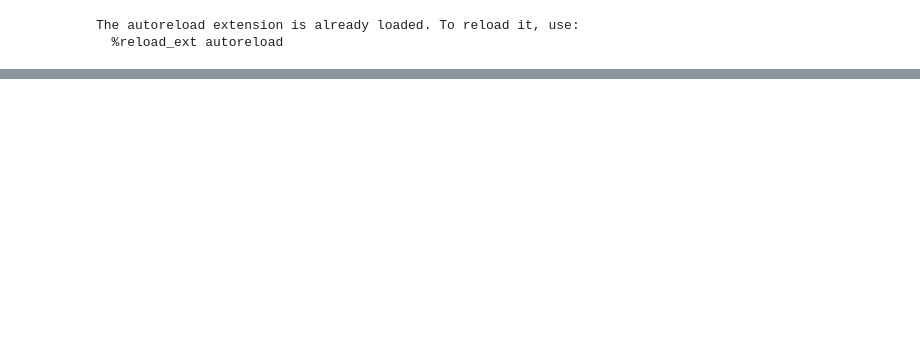
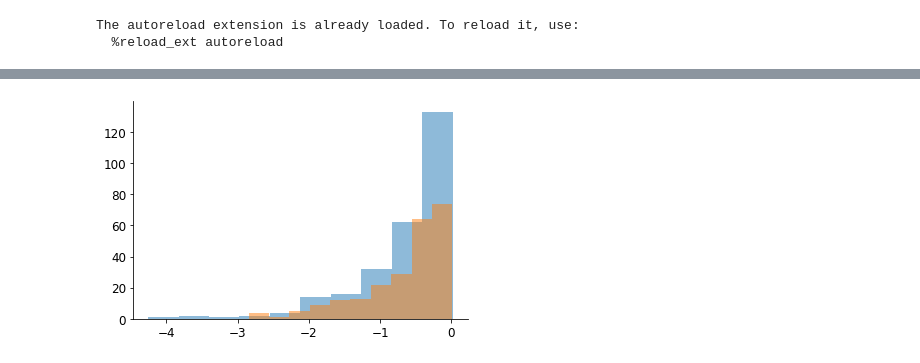
Before and after one commit to cunningham-lab/epi, a Jupyter notebook: notebooks/V1_Circuit/V1_explore1.ipynb, the cells around one changed output, grey strips where cells are left out. Cells and saved outputs as stored; diff of their text form; code cells hidden in the pictures; blank space fills up the shorter version.

```diff
--- a/notebooks/V1_Circuit/V1_explore1.ipynb
+++ b/notebooks/V1_Circuit/V1_explore1.ipynb
@@ -242,0 +304,43 @@ FileNotFoundError: [Errno 2] No such file or directory: 'data/epi/V1Circuit'
+# %%
+def V1_sim(h, dh):
+    h = h[:, :, None]
+    dh = tf.concat((dh, tf.zeros_like(dh, dtype=tf.float32)), axis=1)[:, :, None]
+
+    n = 2.
+    sigma_eps = 0.1
+    dt = 0.005
+    T = 100
+    tau = 0.02
+
+    _x_shape = tf.ones_like(h, dtype=tf.float32)
+    x_init = _x_shape*X_INIT
+
+    npzfile = np.load("data/V1_Zs.npz")
+    _W = npzfile["Z_allen_square"][None, :, :]
+    _W[:, :, 1:] = -_W[:, :, 1:]
+    _W = _W / (1. / _W[0,0,0])
+    W = tf.constant(_W, dtype=tf.float32)
+
+    def f(y):
+        omega = tf.random.normal(y.shape, 0., 1.)
+        noise = sigma_eps*omega
+        return (-y + (tf.nn.relu(tf.matmul(W, y) + h + dh + noise) ** n)) / tau
+
+    r_t = euler_sim_traj(f, x_init, dt, T)
+    return r_t
+# %%
+h = z[:,:4]
+dh = z[:,4:6]
+r_t1s = []
+r_t2s = []
+r_t1s = V1_sim(h, 0.*dh)
+r_t2s = V1_sim(h, dh)
+
+SV_diff = (r_t2s[:,2,-1] - r_t2s[:,3,-1]).numpy()
+
+plt.figure()
+plt.hist(SV_diff[dh[:,0] < 0.], alpha=0.5)
+plt.hist(SV_diff[dh[:,0] >= 0.], alpha=0.5)
+plt.show()
+# %% [output]
+[figure, added]
```
Also changed, not shown: parts of 13 cells of this notebook, 3 other files.
